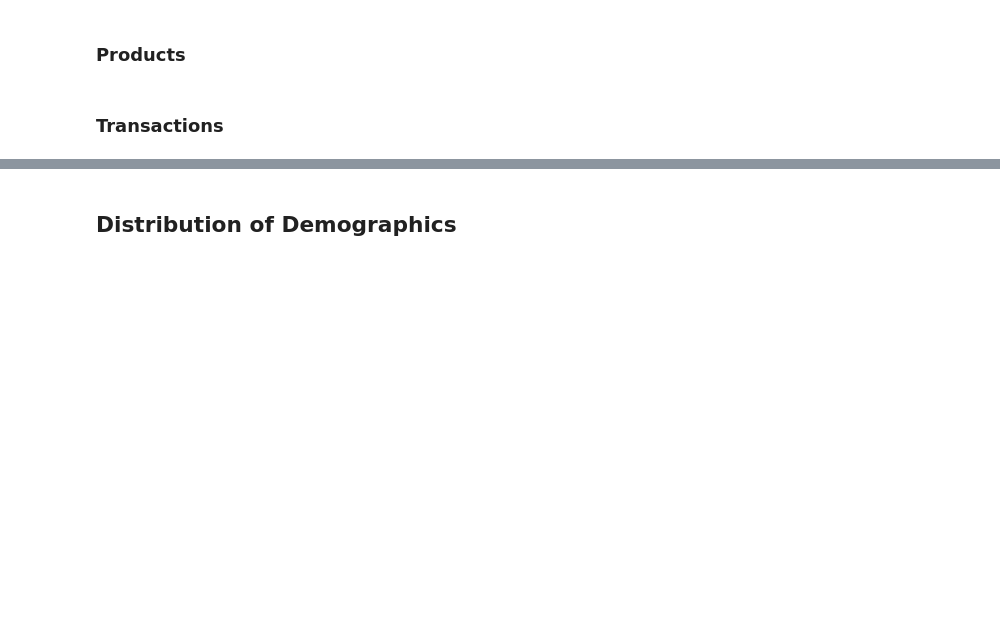
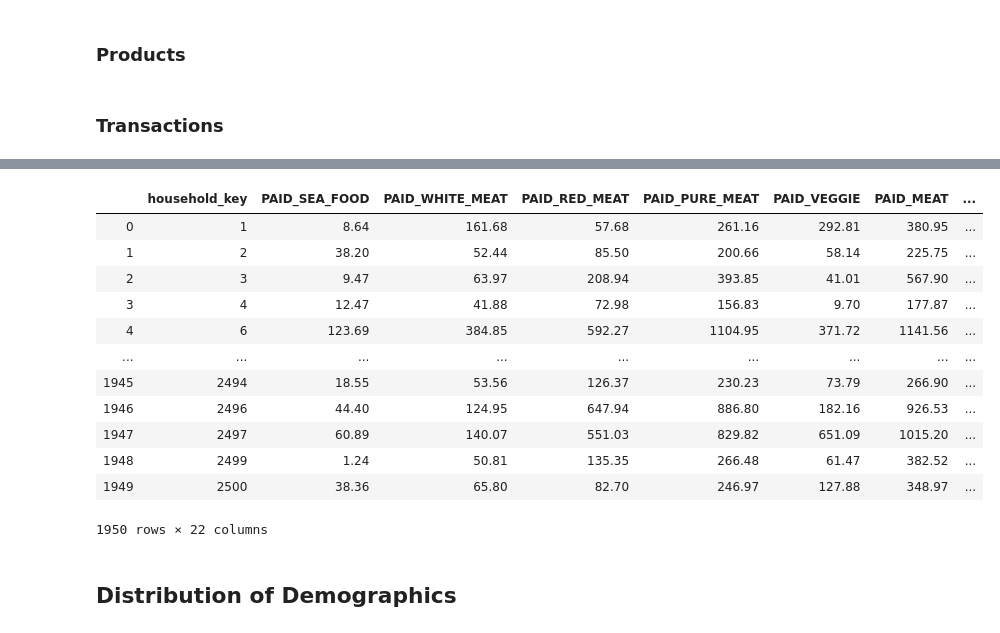
Before and after one commit to BenjaminEngelman/ADA-Project, a Jupyter notebook: demographic_analysis.ipynb, the cells around one changed output, grey strips where cells are left out. Cells and saved outputs as stored; diff of their text form; code cells hidden in the pictures; blank space fills up the shorter version.

```diff
--- a/demographic_analysis.ipynb
+++ b/demographic_analysis.ipynb
@@ -60,7 +64,13 @@ df_household['AGE_DESC'] = pd.Categorical(df_household['AGE_DESC'].values, categ
 # %%
 df_products = pd.read_csv('dunnhumby/product.csv', sep = ',')
 df_food_products = pd.read_csv('data/food_products.csv')
+
 df_meat_products = pd.read_csv('data/meat_products.csv')
 df_veggies_products = pd.read_csv('data/vegetables_products.csv')
+
+df_pure_meat = pd.read_csv("data/pure_meat_products.csv")
+df_red_meat = df_pure_meat[df_pure_meat.MEAT_TYPE.isin(['BOVINE', 'OVINE','PORK'])]
+df_white_meat = df_pure_meat[df_pure_meat.MEAT_TYPE.isin(['POULTRY'])]
+df_sea_food = df_pure_meat[df_pure_meat.MEAT_TYPE.isin(['SEAFOOD'])]
 # %% [markdown]
 ### Transactions
@@ -76,2 +115,39 @@ df_products = pd.read_csv("dunnhumby/product.csv")
+# %%
+# find active weeks  and total spendings per household
+weeks_activity_by_household = df_food_transactions.groupby("household_key").agg({"WEEK_NO": set, "PAID_PRICE": sum})
+# create new columns
+weeks_activity_by_household["number_of_active_weeks"] = weeks_activity_by_household["WEEK_NO"].apply(lambda x: len(x))
+weeks_activity_by_household["avg_spending_per_week"] = weeks_activity_by_household["PAID_PRICE"] / weeks_activity_by_household["number_of_active_weeks"]
+# drop week_no and sort
+weeks_activity_by_household = weeks_activity_by_household.drop(columns="WEEK_NO")
+weeks_activity_by_household = weeks_activity_by_household.sort_values(by="number_of_active_weeks", ascending=False).rename(columns={"PAID_PRICE": "PAID_FOOD"})
+
+# add more info
+dfs = [df_meat_transactions, df_veggies_transactions, df_pure_meat_transactions, df_red_meat_transactions, df_white_meat_transactions, df_sea_food_transactions]
+df_names = ['MEAT', 'VEGGIE', 'PURE_MEAT', 'RED_MEAT', 'WHITE_MEAT', 'SEA_FOOD']
+
+spent_by_household = weeks_activity_by_household.rename(columns={"PAID_PRICE_x": "paid_FOOD", "PAID_PRICE_y": "paid"})
+for name, df in zip(df_names, dfs):
+    spending = df.groupby("household_key").agg({"PAID_PRICE": sum}).reset_index().rename(columns={"PAID_PRICE": "PAID_" + name})
+    spent_by_household = pd.merge(spending, spent_by_household, on="household_key")
+
+    spent_by_household['avg_spending_per_week_' + name] = spent_by_household['PAID_' + name] / spent_by_household['number_of_active_weeks']
+    spent_by_household['avg_spending_ratio_' + name] = spent_by_household['avg_spending_per_week_' + name] / spent_by_household['avg_spending_per_week']
+
+spent_by_household
+# %% [output]
+|  | household_key | PAID_SEA_FOOD | PAID_WHITE_MEAT | PAID_RED_MEAT | PAID_PURE_MEAT | PAID_VEGGIE | PAID_MEAT | ... |
+| 0 | 1 | 8.64 | 161.68 | 57.68 | 261.16 | 292.81 | 380.95 | ... |
+| 1 | 2 | 38.20 | 52.44 | 85.50 | 200.66 | 58.14 | 225.75 | ... |
+| 2 | 3 | 9.47 | 63.97 | 208.94 | 393.85 | 41.01 | 567.90 | ... |
+| 3 | 4 | 12.47 | 41.88 | 72.98 | 156.83 | 9.70 | 177.87 | ... |
+| 4 | 6 | 123.69 | 384.85 | 592.27 | 1104.95 | 371.72 | 1141.56 | ... |
+| ... | ... | ... | ... | ... | ... | ... | ... | ... |
+| 1945 | 2494 | 18.55 | 53.56 | 126.37 | 230.23 | 73.79 | 266.90 | ... |
+| 1946 | 2496 | 44.40 | 124.95 | 647.94 | 886.80 | 182.16 | 926.53 | ... |
+| 1947 | 2497 | 60.89 | 140.07 | 551.03 | 829.82 | 651.09 | 1015.20 | ... |
+| 1948 | 2499 | 1.24 | 50.81 | 135.35 | 266.48 | 61.47 | 382.52 | ... |
+| 1949 | 2500 | 38.36 | 65.80 | 82.70 | 246.97 | 127.88 | 348.97 | ... |
+1950 rows × 22 columns
 # %% [markdown]
 ## Distribution of Demographics
```
Also changed, not shown: parts of 22 cells of this notebook.
